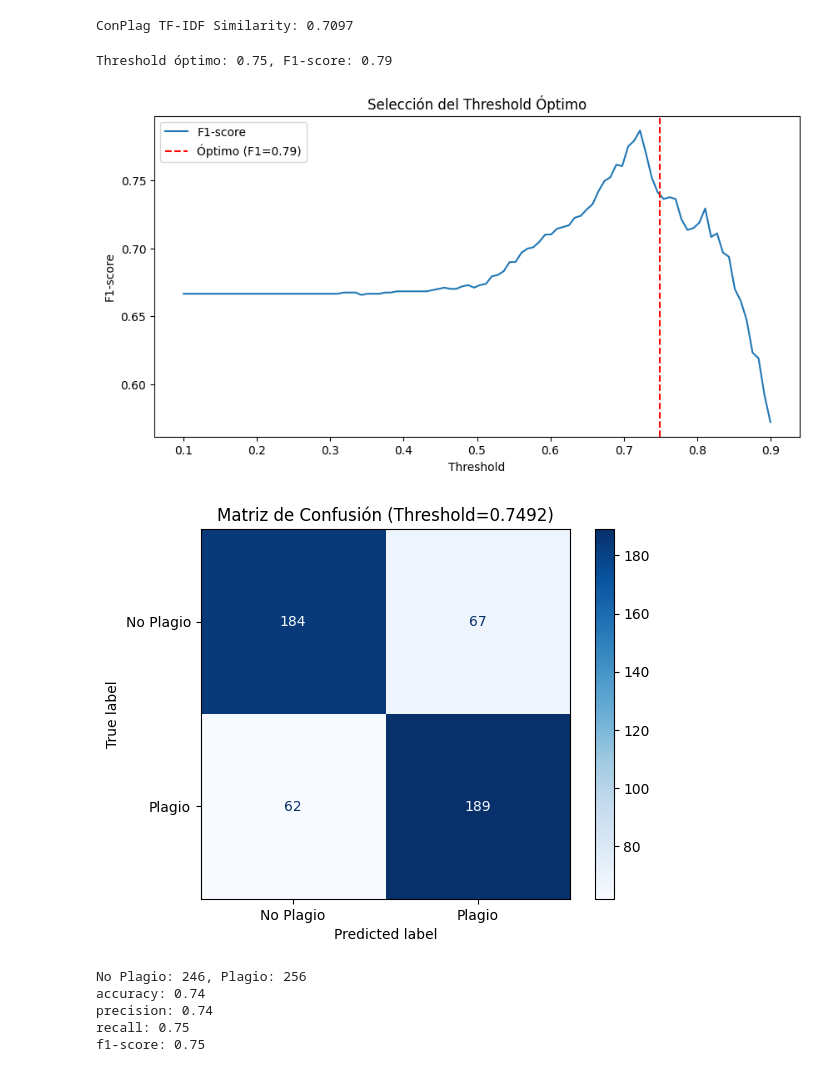
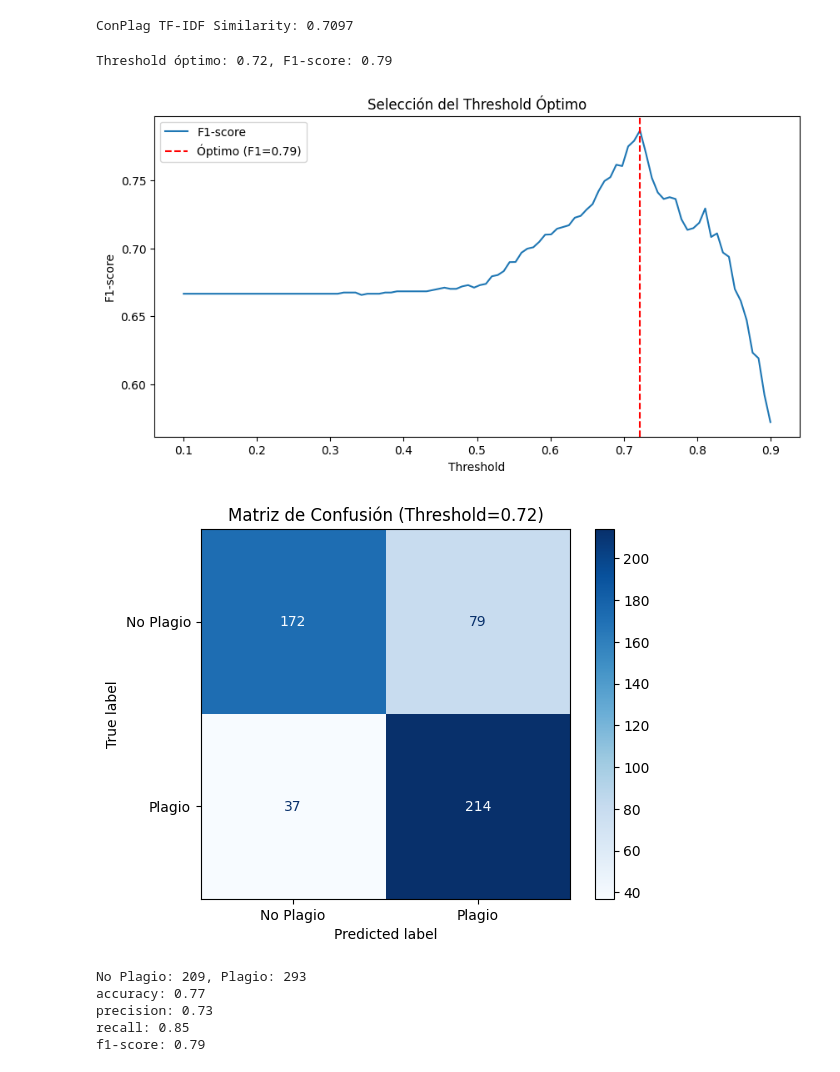
Before and after one commit to ElGonan/tc3002b-reto, a Jupyter notebook: src/project.ipynb, the cells around one changed output. Cells and saved outputs as stored; diff of their text form; code cells hidden in the pictures.

```diff
--- a/src/project.ipynb
+++ b/src/project.ipynb
@@ -253,46 +251,42 @@ y_true = conPlagCodes['verdict'].values
 # Calcular threshold óptimo
 thresholds = np.linspace(0.1, 0.9, 100)
 f1_scores = [f1_score(y_true, conPlagCodes['similarity'] > t) for t in thresholds]
-best_threshold = thresholds[np.argmax(f1_scores)]  + 0.027 # Ajuste manual, sirve para probar otros thresholds
+best_threshold = thresholds[np.argmax(f1_scores)]  # + 0.027 # Ajuste manual, sirve para probar otros thresholds
 best_f1 = max(f1_scores)
-#best_threshold = 0.75
 
 print(f"Threshold óptimo: {best_threshold:.2f}, F1-score: {best_f1:.2f}")
 
 # Visualización
 plt.figure(figsize=(10, 5))
 plt.plot(thresholds, f1_scores, label='F1-score')
-# Prueba de otros thresholds
-#best_threshold = 0.75
 plt.axvline(best_threshold, color='r', linestyle='--', label=f'Óptimo (F1={best_f1:.2f})')
 plt.xlabel('Threshold')
 plt.ylabel('F1-score')
 plt.title('Selección del Threshold Óptimo')
 plt.legend()
 plt.show()
 
 # Matriz de confusión con el threshold óptimo
-#best_threshold = 0.75
 y_pred = (conPlagCodes['similarity'] > best_threshold).astype(int)
 ConfusionMatrixDisplay.from_predictions(y_true, y_pred, display_labels=['No Plagio', 'Plagio'],
                                         cmap=plt.cm.Blues)
-plt.title(f'Matriz de Confusión (Threshold={best_threshold:.4f})')
+plt.title(f'Matriz de Confusión (Threshold={best_threshold:.2f})')
 plt.show()
 
 print(f'No Plagio: {np.sum(y_pred == 0)}, Plagio: {np.sum(y_pred == 1)}')
 
 # Reporte de clasificación
 
 print(f'accuracy: {accuracy_score(y_true, y_pred):.2f}')
 print(f'precision: {precision_score(y_true, y_pred):.2f}')
 print(f'recall: {recall_score(y_true, y_pred):.2f}')
 print(f'f1-score: {f1_score(y_true, y_pred):.2f}')
 # %% [output]
-Threshold óptimo: 0.75, F1-score: 0.79
+Threshold óptimo: 0.72, F1-score: 0.79
-[figure, old version]
+[figure, new version]
-[figure, old version]
+[figure, new version]
-No Plagio: 246, Plagio: 256
-accuracy: 0.74
-precision: 0.74
-recall: 0.75
-f1-score: 0.75
+No Plagio: 209, Plagio: 293
+accuracy: 0.77
+precision: 0.73
+recall: 0.85
+f1-score: 0.79
```
Also changed, not shown: parts of 3 cells of this notebook, 3 other files.
